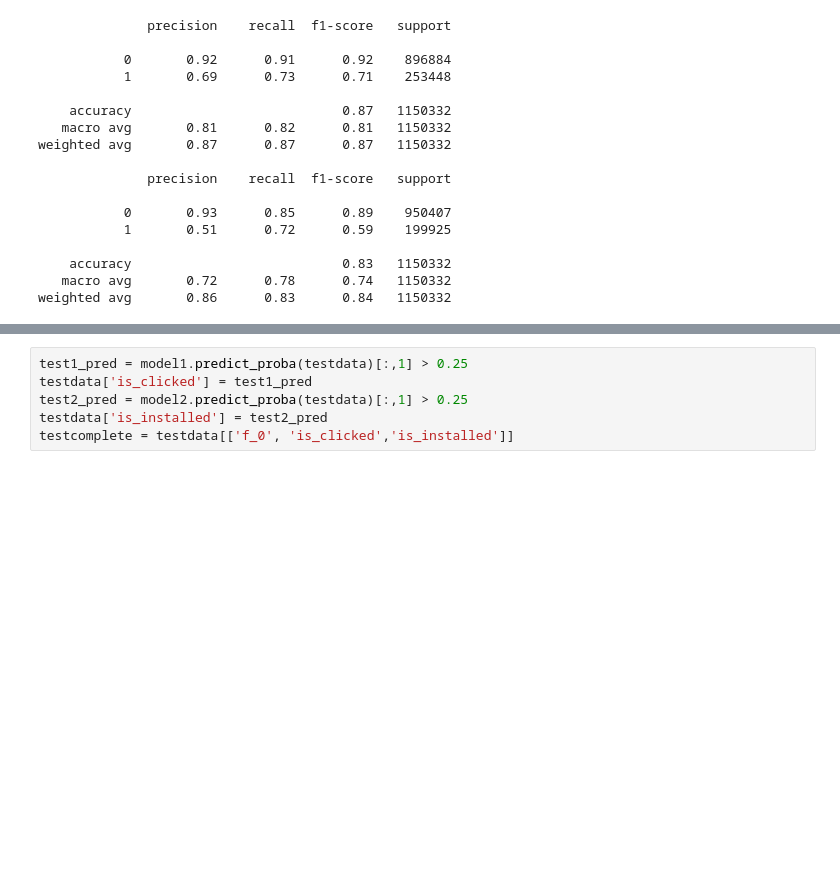
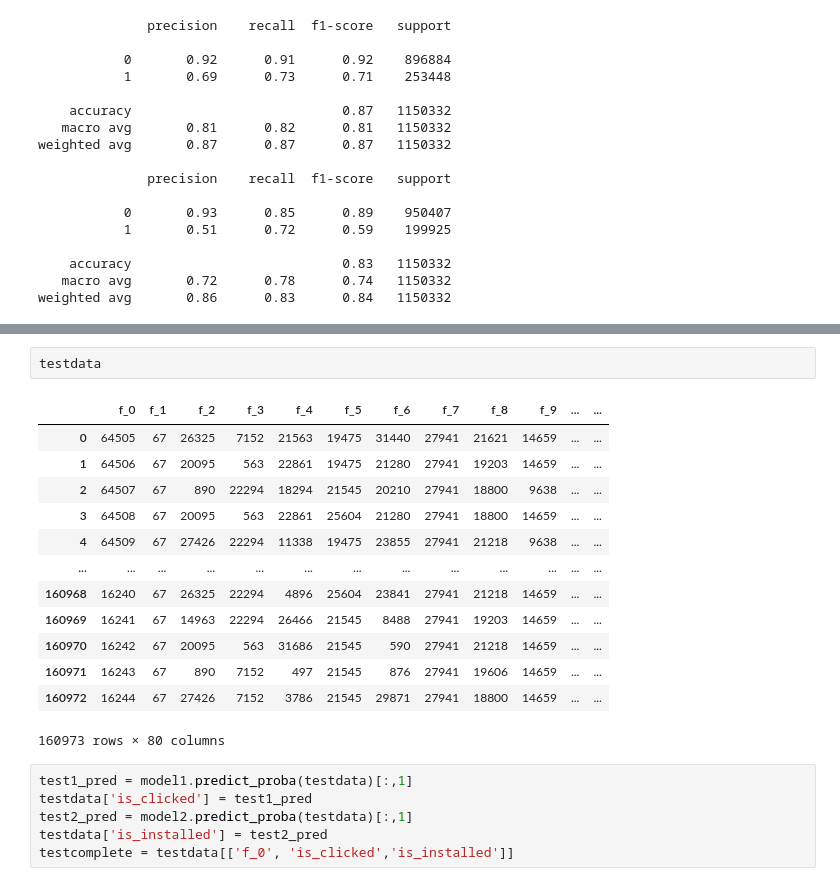
Before and after one commit to dlskawns/RecSys_and_Retrieval_Study, a Jupyter notebook: recsys2023_1.ipynb, the cells around one changed output, grey strips where cells are left out. Drawn from its saved outputs; the diff is of its cells as text; blank space fills up the shorter version.

Commit message:
recsys2023 xgb submission test

```diff
--- a/recsys2023_1.ipynb
+++ b/recsys2023_1.ipynb
@@ -218,6 +261,22 @@ weighted avg       0.86      0.83      0.84   1150332
+# %%
+testdata
+# %% [output]
+|  | f_0 | f_1 | f_2 | f_3 | f_4 | f_5 | f_6 | f_7 | f_8 | f_9 | ... | ... |
+| 0 | 64505 | 67 | 26325 | 7152 | 21563 | 19475 | 31440 | 27941 | 21621 | 14659 | ... | ... |
+| 1 | 64506 | 67 | 20095 | 563 | 22861 | 19475 | 21280 | 27941 | 19203 | 14659 | ... | ... |
+| 2 | 64507 | 67 | 890 | 22294 | 18294 | 21545 | 20210 | 27941 | 18800 | 9638 | ... | ... |
+| 3 | 64508 | 67 | 20095 | 563 | 22861 | 25604 | 21280 | 27941 | 18800 | 14659 | ... | ... |
+| 4 | 64509 | 67 | 27426 | 22294 | 11338 | 19475 | 23855 | 27941 | 21218 | 9638 | ... | ... |
+| ... | ... | ... | ... | ... | ... | ... | ... | ... | ... | ... | ... | ... |
+| 160968 | 16240 | 67 | 26325 | 22294 | 4896 | 25604 | 23841 | 27941 | 21218 | 14659 | ... | ... |
+| 160969 | 16241 | 67 | 14963 | 22294 | 26466 | 21545 | 8488 | 27941 | 19203 | 14659 | ... | ... |
+| 160970 | 16242 | 67 | 20095 | 563 | 31686 | 21545 | 590 | 27941 | 21218 | 14659 | ... | ... |
+| 160971 | 16243 | 67 | 890 | 7152 | 497 | 21545 | 876 | 27941 | 19606 | 14659 | ... | ... |
+| 160972 | 16244 | 67 | 27426 | 7152 | 3786 | 21545 | 29871 | 27941 | 18800 | 14659 | ... | ... |
+160973 rows × 80 columns
 # %%
-test1_pred = model1.predict_proba(testdata)[:,1] > 0.25
+test1_pred = model1.predict_proba(testdata)[:,1]
 testdata['is_clicked'] = test1_pred
-test2_pred = model2.predict_proba(testdata)[:,1] > 0.25
+test2_pred = model2.predict_proba(testdata)[:,1]
 testdata['is_installed'] = test2_pred
 testcomplete = testdata[['f_0', 'is_clicked','is_installed']]
```
Also changed, not shown: parts of 12 cells of this notebook.
